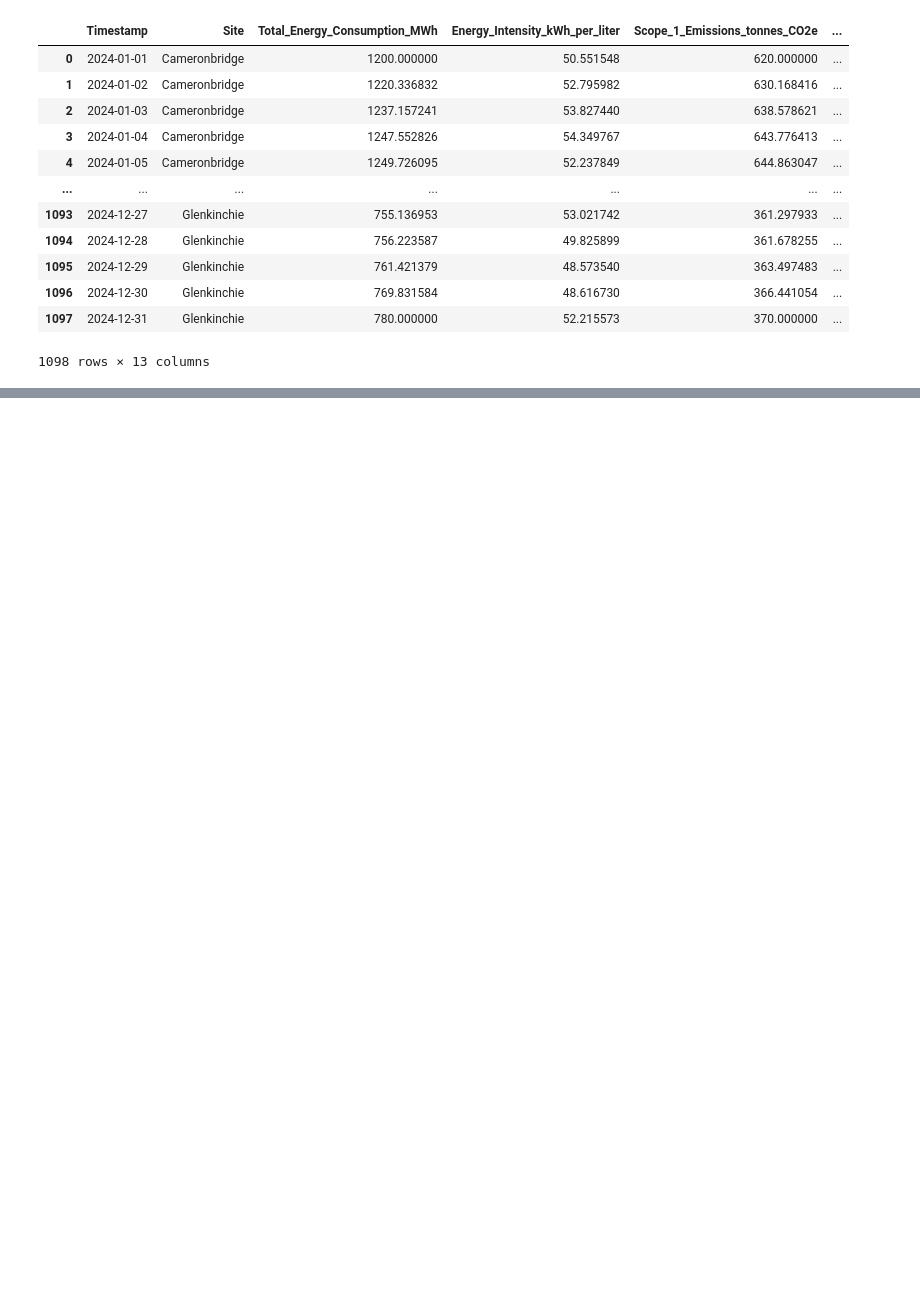
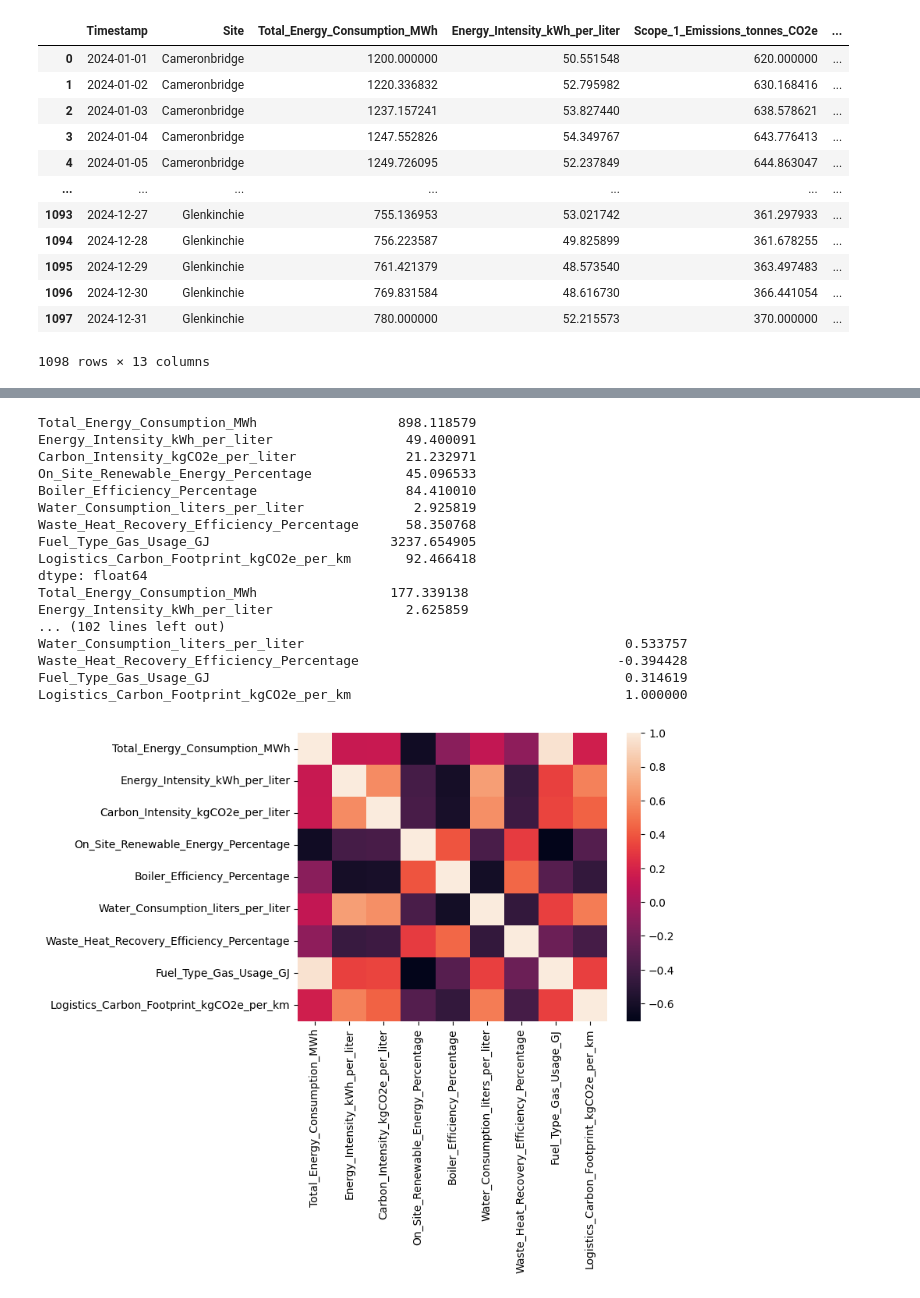
Before and after one commit to carlkaziboni/Team4, a Jupyter notebook: explore.ipynb, the cells around one changed output, grey strips where cells are left out. Saved outputs shown, nothing was run; the diff lists cells and outputs as text; code cells hidden in the pictures; blank space fills up the shorter version.

```diff
--- a/explore.ipynb
+++ b/explore.ipynb
@@ -22,3 +26,6 @@ data_diageo_df
 | 1096 | 2024-12-30 | Glenkinchie | 769.831584 | 48.616730 | 366.441054 | ... |
 | 1097 | 2024-12-31 | Glenkinchie | 780.000000 | 52.215573 | 370.000000 | ... |
 1098 rows × 13 columns
+# %%
+data_diageo_numeriical_df = data_diageo_df.drop(labels=["Timestamp", "Site", "Scope_1_Emissions_tonnes_CO2e", "Scope_2_Emissions_tonnes_CO2e"], axis=1)
+data_diageo_numeriical_df
@@ -24,0 +46,34 @@ data_diageo_df
+# %%
+data_diageo_numeriical_mean = data_diageo_numeriical_df.mean()
+
+data_diageo_numerical_std = data_diageo_numeriical_df.std()
+
+print(data_diageo_numeriical_mean)
+print(data_diageo_numerical_std)
+
+data_diageo_numeriical_standardized_df = (data_diageo_numeriical_df - data_diageo_numeriical_mean) / (data_diageo_numerical_std)
+data_diageo_numeriical_covariance = data_diageo_numeriical_standardized_df.cov()
+print(data_diageo_numeriical_covariance)
+import matplotlib.pyplot as plt
+import seaborn as sns
+sns.heatmap(data_diageo_numeriical_covariance)
+plt.show()
+# %% [output]
+Total_Energy_Consumption_MWh                  898.118579
+Energy_Intensity_kWh_per_liter                 49.400091
+Carbon_Intensity_kgCO2e_per_liter              21.232971
+On_Site_Renewable_Energy_Percentage            45.096533
+Boiler_Efficiency_Percentage                   84.410010
+Water_Consumption_liters_per_liter              2.925819
+Waste_Heat_Recovery_Efficiency_Percentage      58.350768
+Fuel_Type_Gas_Usage_GJ                       3237.654905
+Logistics_Carbon_Footprint_kgCO2e_per_km       92.466418
+dtype: float64
+Total_Energy_Consumption_MWh                 177.339138
+Energy_Intensity_kWh_per_liter                 2.625859
+... (102 lines left out)
+Water_Consumption_liters_per_liter                                         0.533757
+Waste_Heat_Recovery_Efficiency_Percentage                                 -0.394428
+Fuel_Type_Gas_Usage_GJ                                                     0.314619
+Logistics_Carbon_Footprint_kgCO2e_per_km                                   1.000000
+[figure, added]
```
Also changed, not shown: parts of 9 cells of this notebook.
